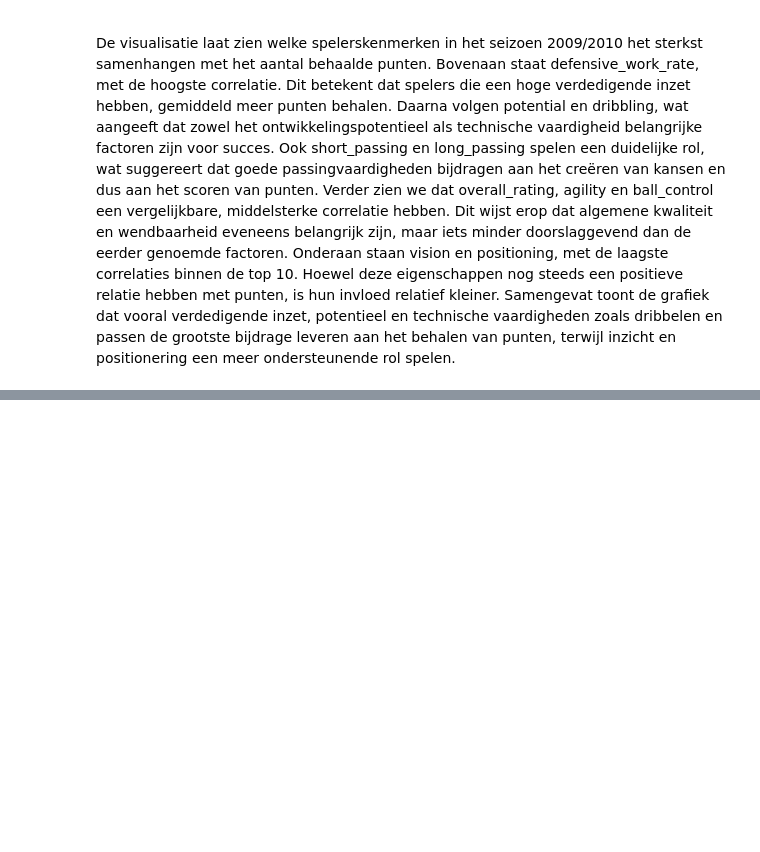
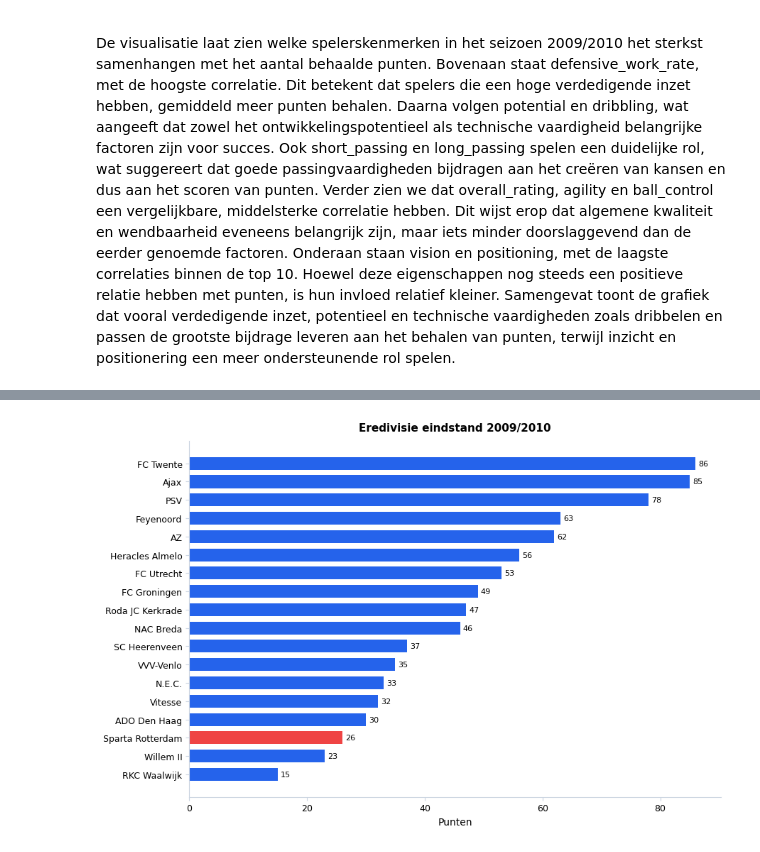
Before and after one commit to EchoinSilences/Datalab2, a Jupyter notebook: Report.ipynb, the cells around one changed output, grey strips where cells are left out. Drawn from its saved outputs; the diff is of its cells as text; code cells hidden in the pictures; blank space fills up the shorter version.

```diff
--- a/Report.ipynb
+++ b/Report.ipynb
@@ -815,0 +867,25 @@ Samengevat toont de grafiek dat vooral verdedigende inzet, potentieel en technis
+# %%
+# Haal ranglijst op via de bestaande Research-klasse
+ranking_df = Onderzoek.get_season_ranking(matches, season='2009/2010', league_id=13274)
+
+fig, ax = plt.subplots(figsize=(9, 6))
+
+# Kleur Sparta rood, rest blauw
+colors = [RED if naam == 'Sparta Rotterdam' else BLUE for naam in ranking_df['club']]
+
+ax.barh(ranking_df['club'][::-1], ranking_df['points'][::-1], color=colors[::-1], height=0.7)
+
+ax.set_xlabel('Punten')
+ax.set_title('Eredivisie eindstand 2009/2010', fontweight='bold')
+ax.spines['left'].set_color('#CBD5E1')
+ax.spines['bottom'].set_color('#CBD5E1')
+ax.tick_params(color='#CBD5E1')
+
+# Puntlabels
+for i, (pts, club) in enumerate(zip(ranking_df['points'][::-1], ranking_df['club'][::-1])):
+    ax.text(pts + 0.5, i, str(pts), va='center', fontsize=8)
+
+plt.tight_layout()
+plt.show()
+# %% [output]
+[figure, added]
```
Also changed, not shown: parts of 8 cells of this notebook.
